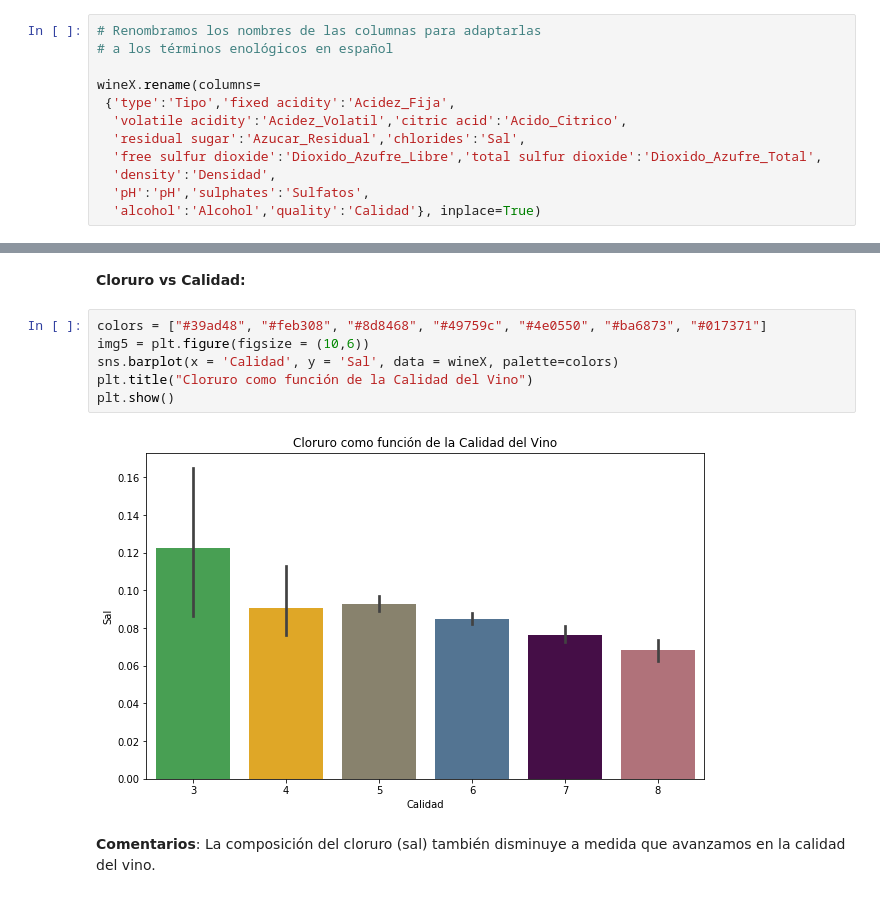
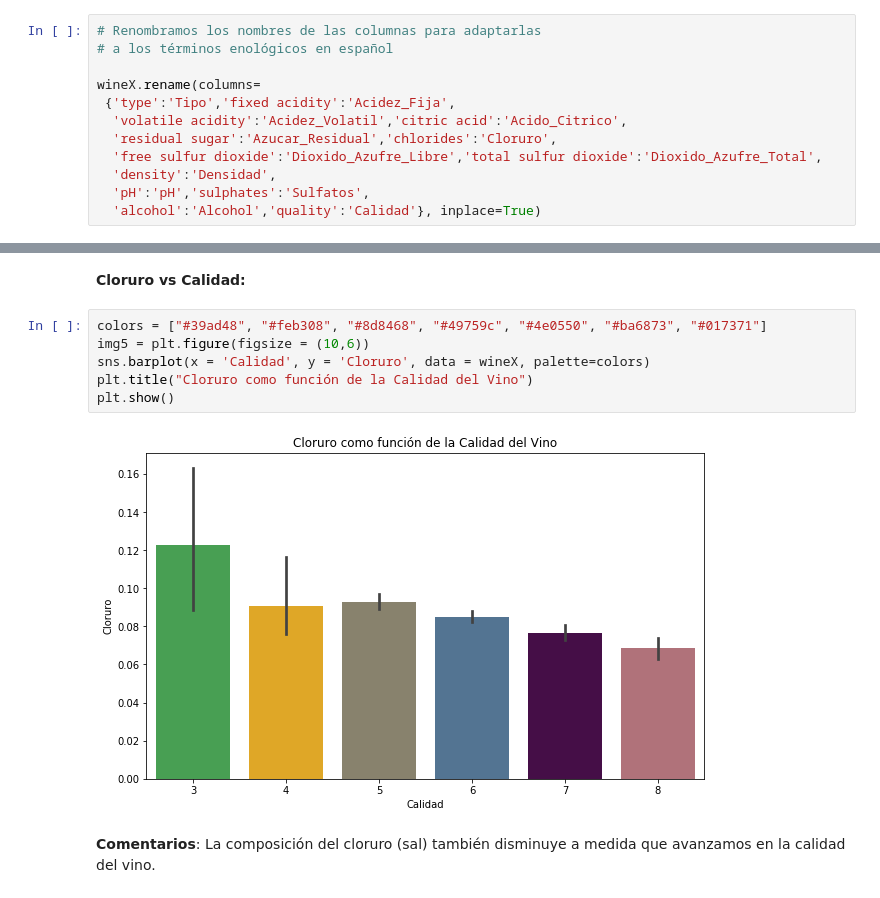
Before and after one commit to Fati486/TFM, a Jupyter notebook: Predicción_de_la_Calidad_del_Vino_usando_Machine_Learning.ipynb, the cells around one changed output, grey strips where cells are left out. Saved outputs shown, nothing was run; the diff lists cells and outputs as text.

```diff
--- a/Predicción_de_la_Calidad_del_Vino_usando_Machine_Learning.ipynb
+++ b/Predicción_de_la_Calidad_del_Vino_usando_Machine_Learning.ipynb
@@ -207,7 +219,7 @@ En esta parte segunda parte, se realizarán las modificaciones necesarias al dat
 wineX.rename(columns=
  {'type':'Tipo','fixed acidity':'Acidez_Fija',
   'volatile acidity':'Acidez_Volatil','citric acid':'Acido_Citrico',
-  'residual sugar':'Azucar_Residual','chlorides':'Sal',
+  'residual sugar':'Azucar_Residual','chlorides':'Cloruro',
   'free sulfur dioxide':'Dioxido_Azufre_Libre','total sulfur dioxide':'Dioxido_Azufre_Total',
   'density':'Densidad',
   'pH':'pH','sulphates':'Sulfatos',
@@ -354,11 +366,11 @@ plt.show()
 # %%
 colors = ["#39ad48", "#feb308", "#8d8468", "#49759c", "#4e0550", "#ba6873", "#017371"]
 img5 = plt.figure(figsize = (10,6))
-sns.barplot(x = 'Calidad', y = 'Sal', data = wineX, palette=colors)
+sns.barplot(x = 'Calidad', y = 'Cloruro', data = wineX, palette=colors)
 plt.title("Cloruro como función de la Calidad del Vino")
 plt.show()
 # %% [output]
-[figure, old version]
+[figure, new version]
 # %% [markdown]
 **Comentarios**: La composición del cloruro (sal) también disminuye a medida que avanzamos en la calidad del vino.
 # %% [markdown]
```
Also changed, not shown: parts of 101 cells of this notebook.
